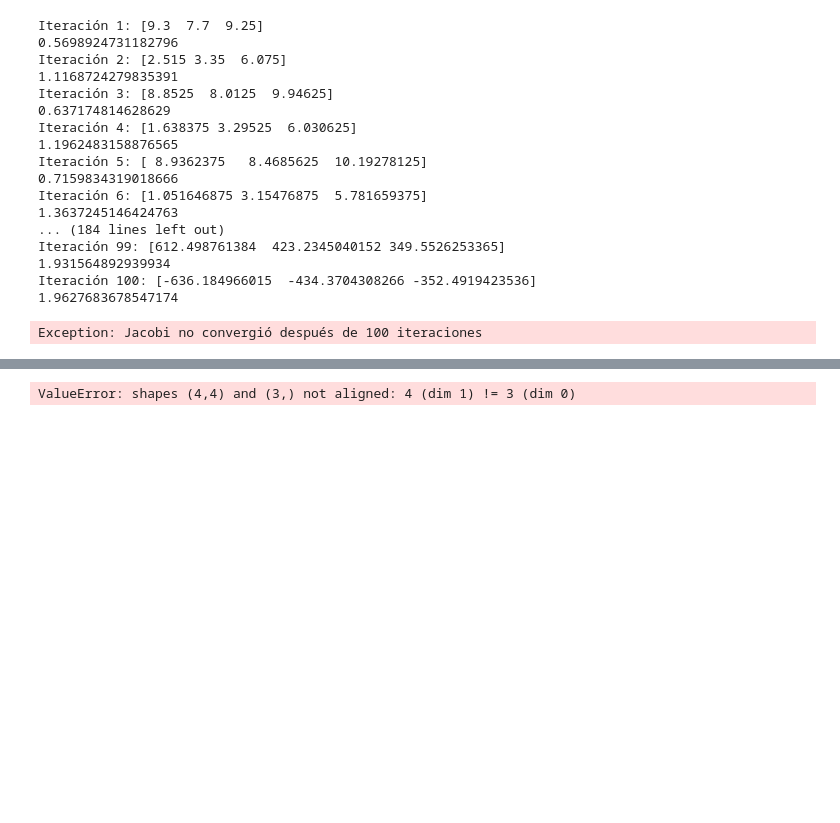
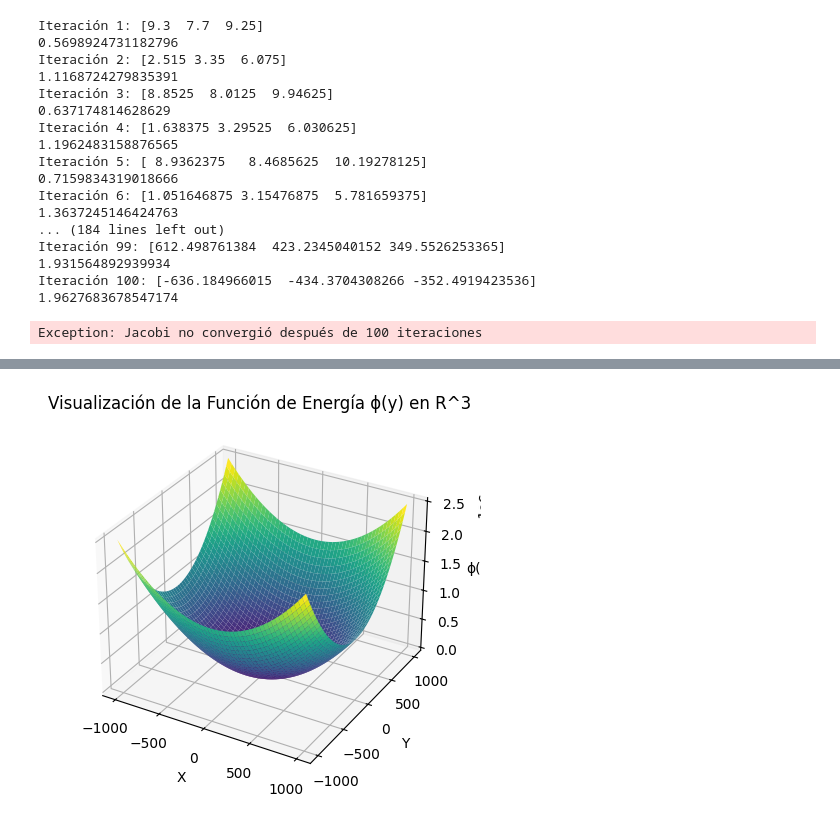
Before and after one commit to thsergitox/Numerico, a Jupyter notebook: metodos_iterativos.ipynb, the cells around one changed output, grey strips where cells are left out. Saved outputs shown, nothing was run; the diff lists cells and outputs as text; code cells hidden in the pictures; blank space fills up the shorter version.

```diff
--- a/metodos_iterativos.ipynb
+++ b/metodos_iterativos.ipynb
@@ -160,7 +164,7 @@ print("La solución es:", solucion)
 #METODO DE GRADIENTE DESCENDENTE
 import numpy as np
 
-def gradiente_descendente(A, b, x0, tol=1e-10, max_iterations=1000):
+def gradiente_descendente(A, b, x0, tol=1e-5, max_iterations=1000):
     """
     Resuelve el sistema lineal Ax = b usando el método del descenso más rápido.
 
@@ -178,18 +182,19 @@ def gradiente_descendente(A, b, x0, tol=1e-10, max_iterations=1000):
     r = b - np.dot(A, x)
 
     for k in range(max_iterations):
+
+        # Calcular el nuevo residual
+        #r = r - alpha_k * np.dot(A, r)
+        r = b - np.dot(A, x)
+
         # Calcular el tamaño del paso α_k
         alpha_k = np.dot(r, r) / np.dot(r, np.dot(A, r))
 
         # Actualizar la solución
         x = x + alpha_k * r
 
-        # Calcular el nuevo residual
-        r = r - alpha_k * np.dot(A, r)
-
         # Imprimir la iteración actual y el vector de solución aproximada con decimales
-        np.set_printoptions(precision=10, suppress=True)
-        print(f"Iteración {k+1}: x = {x}, Residual = {r}")
+        print(f"Iteración {k+1}: x = {x}, t = {alpha_k}  Residual = {r}")
 
         # Verificar la convergencia
         if np.linalg.norm(r) < tol:
@@ -197,12 +202,21 @@ def gradiente_descendente(A, b, x0, tol=1e-10, max_iterations=1000):
 
     raise Exception("El método del descenso más rápido no convergió después de {} iteraciones".format(max_iterations))
 
-# Ejemplo de uso
-A = np.array([[4, 1], [1, 3]], dtype=float)
-b = np.array([1, 2], dtype=float)
-x0 = np.zeros_like(b)
+# Definir la matriz A y el vector b
+A = np.array([
+    [0, 0, 1],
+    [64, 8, 1],
+    [256, 16, 1]
+], dtype=float)
+b = np.array([0, 320, 0], dtype=float)
 
-# Solucionar usando el método del descenso más rápido
-solucion = gradiente_descendente(A, b, x0)
+# Multiplicar por A^T para obtener la nueva matriz y vector
+A_T = A.T
+A_new = np.dot(A_T, A)
+b_new = np.dot(A_T, b)
+
+# Vector inicial
+x0 = np.array([-5.05, 80.05, 0], dtype=float)
+solucion = gradiente_descendente(A_new, b_new, x0)
 print("La solución es:", solucion)
 # %% [output]
@@ -229,35 +243,35 @@ import matplotlib.pyplot as plt
 from mpl_toolkits.mplot3d import Axes3D
 
 # Función de energía cuadrática para visualización en R^3
 def phi(y, A, b):
     return 0.5 * np.dot(y.T, np.dot(A, y)) - np.dot(y.T, b)
 
 # Definir la matriz A y el vector b
-A = np.array([[3, 0, 0], [0, 2, 0], [0, 0, 1]], dtype=float)
-b = np.array([1, 1, 1], dtype=float)
+A = np.array([[2, 0, 0], [0, 3, 0], [0, 0, 1]], dtype=float)
+b = np.array([2, 3, 1], dtype=float)
 
 # Crear una malla de puntos en R^3
-x = np.linspace(-10, 10, 100)
-y = np.linspace(-10, 10, 100)
+x = np.linspace(-1000, 1000, 1000)
+y = np.linspace(-1000, 1000, 1000)
 X, Y = np.meshgrid(x, y)
 Z = np.zeros_like(X)
 
 # Calcular los valores de la función de energía
 for i in range(X.shape[0]):
     for j in range(X.shape[1]):
         Z[i, j] = phi(np.array([X[i, j], Y[i, j], 0]), A, b)
 
 # Graficar la función de energía en R^3
 fig = plt.figure()
 ax = fig.add_subplot(111, projection='3d')
 ax.plot_surface(X, Y, Z, cmap='viridis')
 
 # Configurar etiquetas y título
 ax.set_xlabel('X')
 ax.set_ylabel('Y')
 ax.set_zlabel('ϕ(y)')
 ax.set_title('Visualización de la Función de Energía ϕ(y) en R^3')
 
 plt.show()
 # %% [output]
-ValueError: shapes (4,4) and (3,) not aligned: 4 (dim 1) != 3 (dim 0)
+[figure, added]
```
Also changed, not shown: parts of 5 cells of this notebook, 2 other files.
